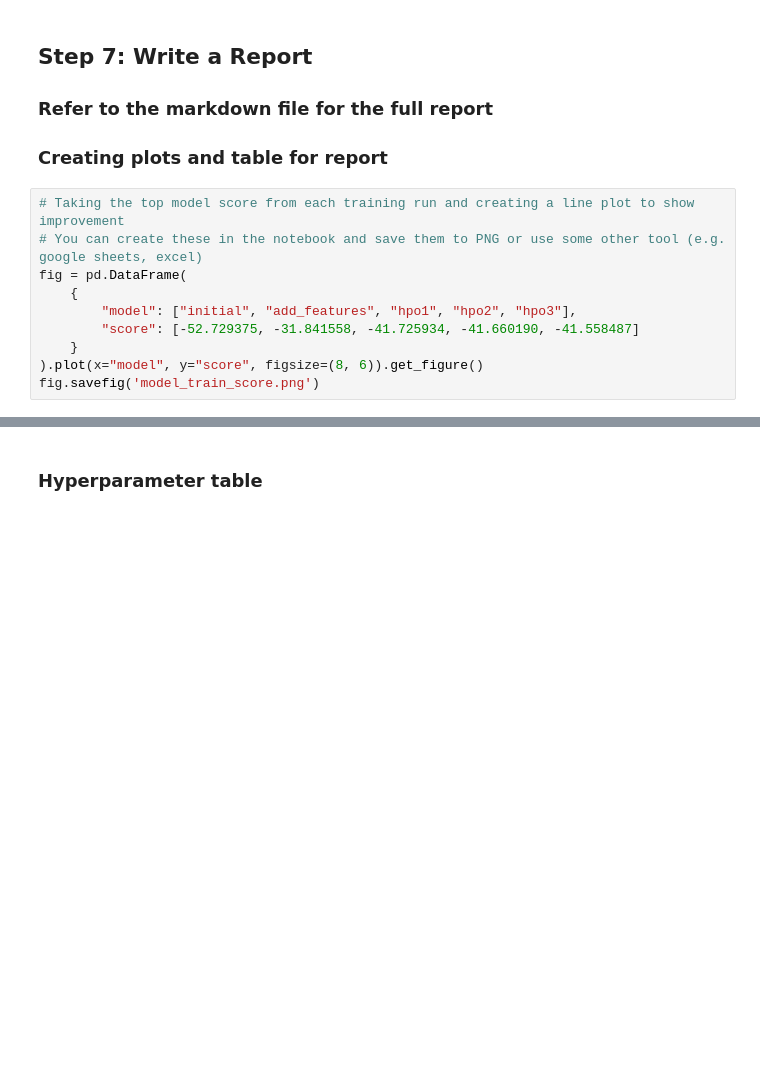
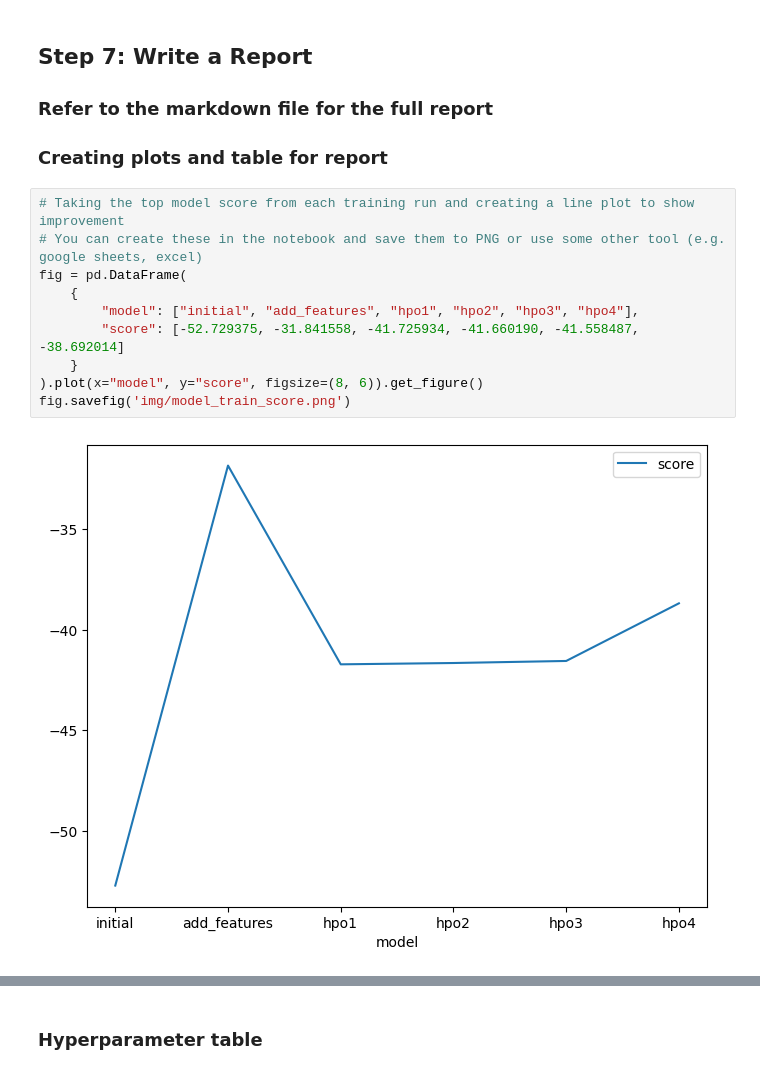
Before and after one commit to emugabi/cd0385-bike-sharing-demand-submission, a Jupyter notebook: project/project-template.ipynb, the cells around one changed output, grey strips where cells are left out. Saved outputs shown, nothing was run; the diff lists cells and outputs as text; blank space fills up the shorter version.

```diff
--- a/project/project-template.ipynb
+++ b/project/project-template.ipynb
@@ -593,13 +629,15 @@ submission_hpo3.to_csv("submission_hpo3.csv", index=False)
 # %%
 # Taking the top model score from each training run and creating a line plot to show improvement
 # You can create these in the notebook and save them to PNG or use some other tool (e.g. google sheets, excel)
 fig = pd.DataFrame(
     {
-        "model": ["initial", "add_features", "hpo1", "hpo2", "hpo3"],
-        "score": [-52.729375, -31.841558, -41.725934, -41.660190, -41.558487]
+        "model": ["initial", "add_features", "hpo1", "hpo2", "hpo3", "hpo4"],
+        "score": [-52.729375, -31.841558, -41.725934, -41.660190, -41.558487, -38.692014]
     }
 ).plot(x="model", y="score", figsize=(8, 6)).get_figure()
-fig.savefig('model_train_score.png')
+fig.savefig('img/model_train_score.png')
+# %% [output]
+[figure, added]
 # %%
 # Take the 3 kaggle scores and creating a line plot to show improvement
 fig = pd.DataFrame(
```
Also changed, not shown: parts of 27 cells of this notebook, 3 other files.
